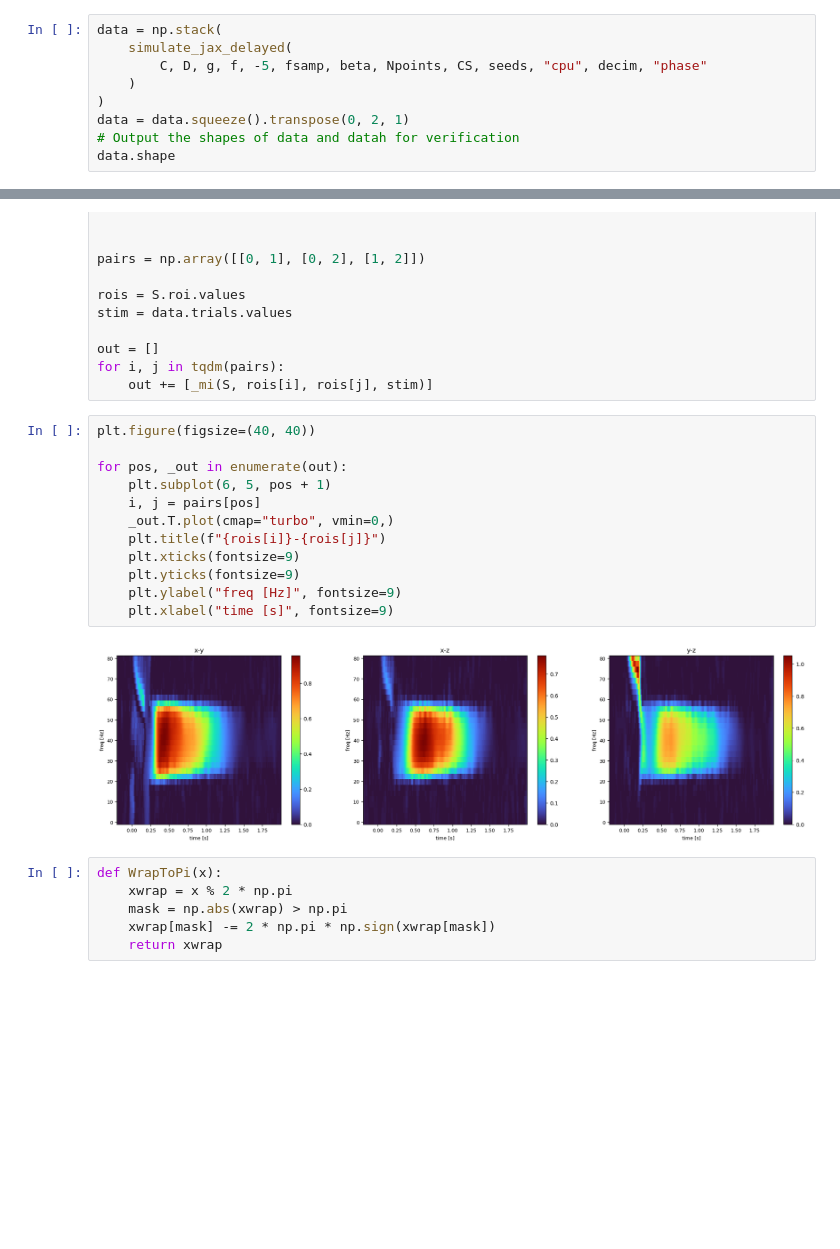
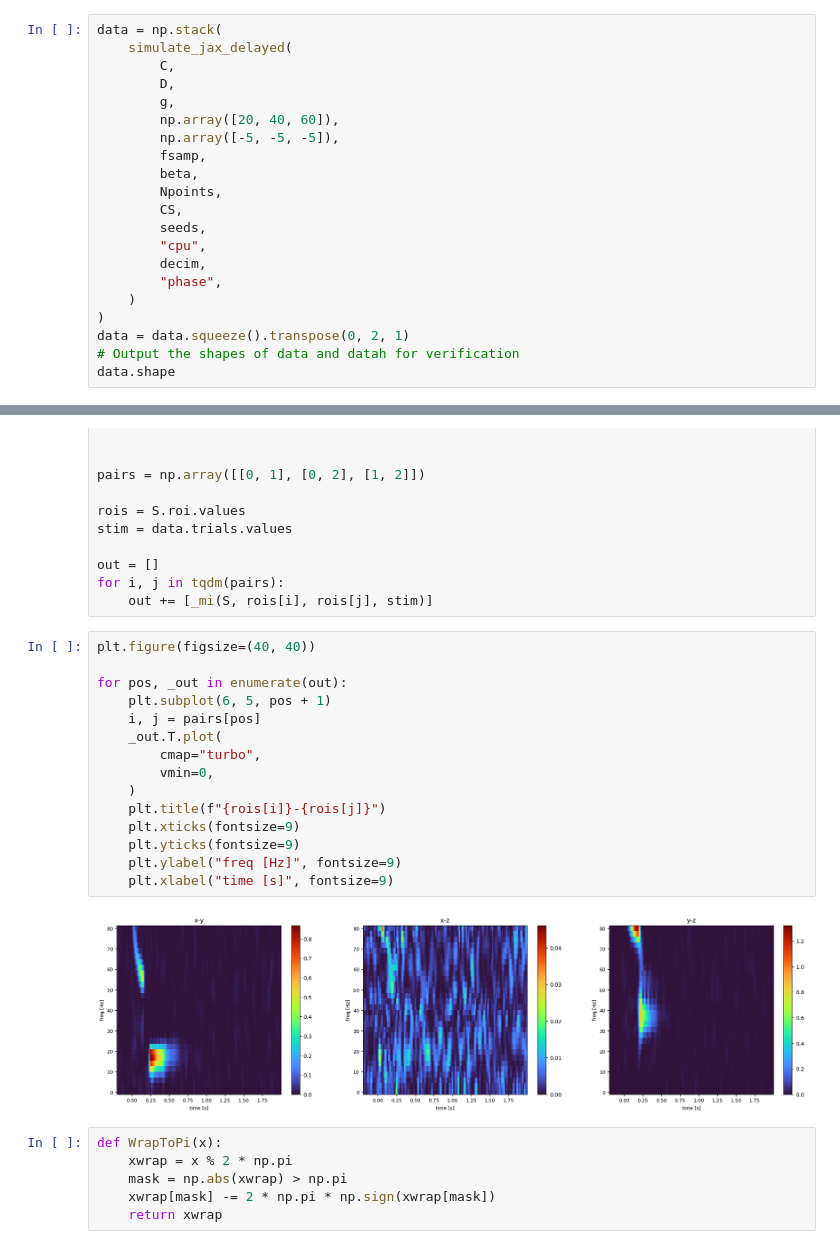
Before and after one commit to ViniciusLima94/StuartLandauWBM, a Jupyter notebook: notebooks/3NodesSW.ipynb, the cells around one changed output, grey strips where cells are left out. Saved outputs shown, nothing was run; the diff lists cells and outputs as text; blank space fills up the shorter version.

```diff
--- a/notebooks/3NodesSW.ipynb
+++ b/notebooks/3NodesSW.ipynb
@@ -111,7 +90,19 @@ data.shape
 # %%
 data = np.stack(
     simulate_jax_delayed(
-        C, D, g, f, -5, fsamp, beta, Npoints, CS, seeds, "cpu", decim, "phase"
+        C,
+        D,
+        g,
+        np.array([20, 40, 60]),
+        np.array([-5, -5, -5]),
+        fsamp,
+        beta,
+        Npoints,
+        CS,
+        seeds,
+        "cpu",
+        decim,
+        "phase",
     )
 )
 data = data.squeeze().transpose(0, 2, 1)
@@ -211,17 +202,20 @@ for i, j in tqdm(pairs):
 # %%
 plt.figure(figsize=(40, 40))
 
 for pos, _out in enumerate(out):
     plt.subplot(6, 5, pos + 1)
     i, j = pairs[pos]
-    _out.T.plot(cmap="turbo", vmin=0,)
+    _out.T.plot(
+        cmap="turbo",
+        vmin=0,
+    )
     plt.title(f"{rois[i]}-{rois[j]}")
     plt.xticks(fontsize=9)
     plt.yticks(fontsize=9)
     plt.ylabel("freq [Hz]", fontsize=9)
     plt.xlabel("time [s]", fontsize=9)
 # %% [output]
-[figure, old version]
+[figure, new version]
 # %%
 def WrapToPi(x):
     xwrap = x % 2 * np.pi
```
Also changed, not shown: parts of 5 cells of this notebook.
